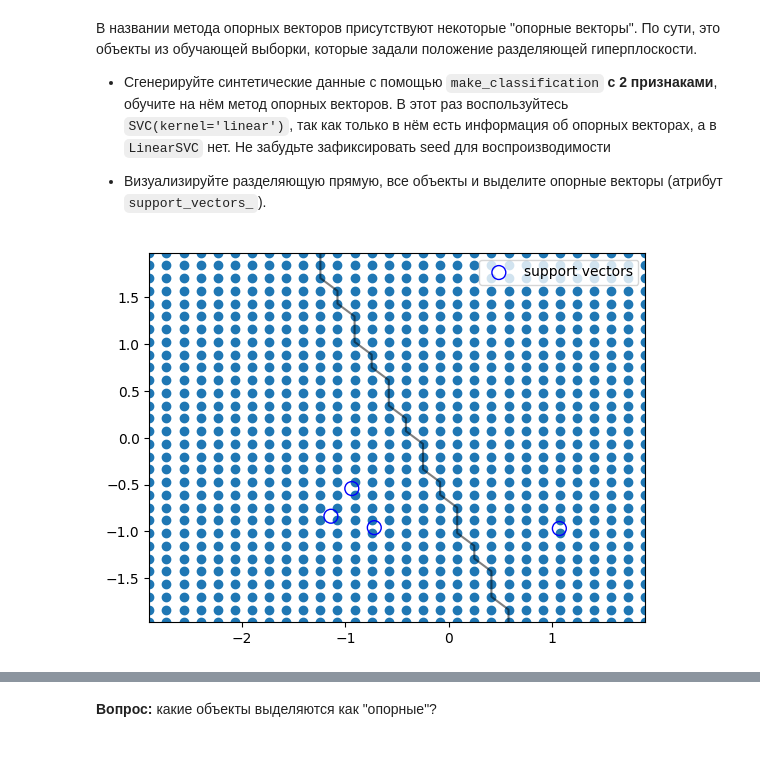
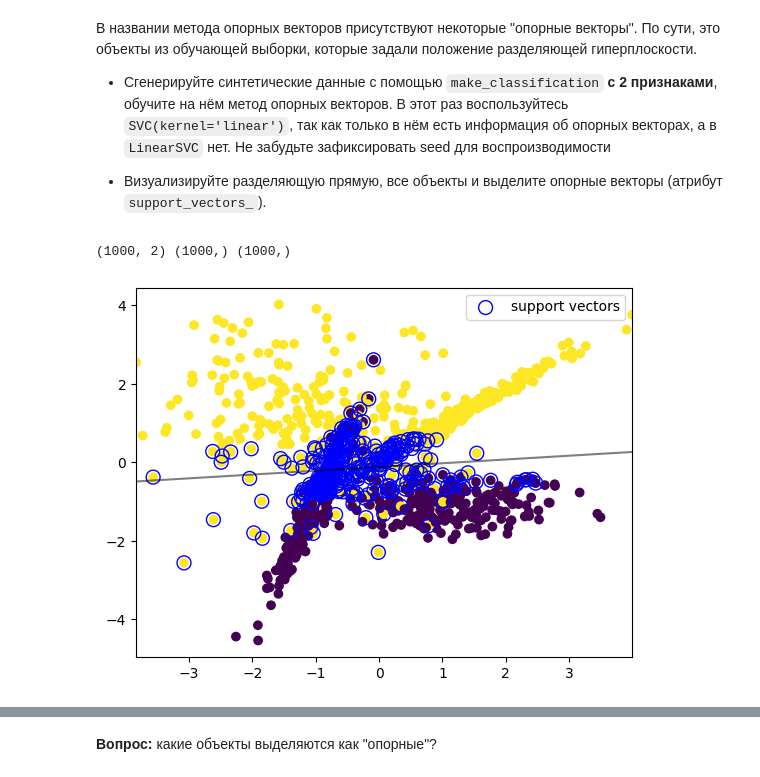
Before and after one commit to xCthulhuFtagn/ml-course-hse, a Jupyter notebook: 2023-fall/homeworks-practice/homework-practice-04-linclass.ipynb, the cells around one changed output, grey strips where cells are left out. Drawn from its saved outputs; the diff is of its cells as text; code cells hidden in the pictures.

```diff
--- a/2023-fall/homeworks-practice/homework-practice-04-linclass.ipynb
+++ b/2023-fall/homeworks-practice/homework-practice-04-linclass.ipynb
@@ -303,47 +303,54 @@ plt.legend()
 # %%
 #your code here
 X, y = make_classification(
-    n_samples=10, n_features=2, n_redundant=0, random_state=42)
+    n_samples=1000, n_features=2, n_redundant=0, random_state=42)
 # display(X,y)
 
 model = SVC(C=0.4498432668969444, kernel='linear', random_state=42)
 # %%
+# помогло разобраться # https://medium.com/geekculture/svm-classification-with-sklearn-svm-svc-how-to-plot-a-decision-boundary-with-margins-in-2d-space-7232cb3962c0
 def plot_svm_2D(X, y, model,  plot_support=True):
 
     #создали сетку
     xx = np.linspace(X[:,0].min(), X[:,0].max(), 30)
     yy = np.linspace(X[:,1].min(), X[:,1].max(), 30)
     YY, XX = np.meshgrid(yy, xx)
     xy = np.vstack([XX.ravel(), YY.ravel()]).T
 
     model.fit(X, y)
     #Ответы модели для сетки для отрисовки разделяющей прямой
-    # w = model.coef_[0]
-    # b = model.intercept_[0]
-    # Z = -(w[0] / w[1]) * XX - b / w[1]
     Z = model.predict(xy)
     Z = Z.reshape(XX.shape)
 
-    plt.contour(XX, YY, Z, colors='k', levels=[-1, 0, 1], alpha=0.5, linestyles=['--', '-', '--'])
+
+    w = model.coef_[0]
+    b = model.intercept_[0]
+    y_plain = -(w[0] / w[1]) * XX - b / w[1]
+
+    plt.contour(XX, y_plain, Z, colors='k', levels=[-1, 0, 1], alpha=0.5, linestyles=['--', '-', '--'])
 
 
     #Отрисовали выборку
-    plt.scatter(x=XX, y=YY)
+    plt.scatter(x=X[:,0], y=X[:, 1], c=y)
 
     #Отрисовали опорные векторы
     if plot_support:
         decision_function = model.decision_function(X)
-        support_vector_indices = np.where(np.abs(decision_function) <= 1 + 1e-15)[0]
-        support_vectors = X[support_vector_indices]
+        print(X.shape, y.shape, decision_function.shape)
+        between_mask = np.abs(decision_function) <= 1 + 1e-15
+        y_p = model.predict(X)
+        opposite_mask = y_p != y
+        support_vectors = X[between_mask | opposite_mask]
         plt.scatter(x=support_vectors[:,0], y = support_vectors[:,1],
                    label='support vectors',
                    s=100,
                    linewidth=1,
                    edgecolor="blue",
                    facecolors='none')
 
     plt.legend()
 
 plot_svm_2D(X, y, model)
 # %% [output]
+(1000, 2) (1000,) (1000,)
-[figure, old version]
+[figure, new version]
```
Also changed, not shown: parts of 3 cells of this notebook.
